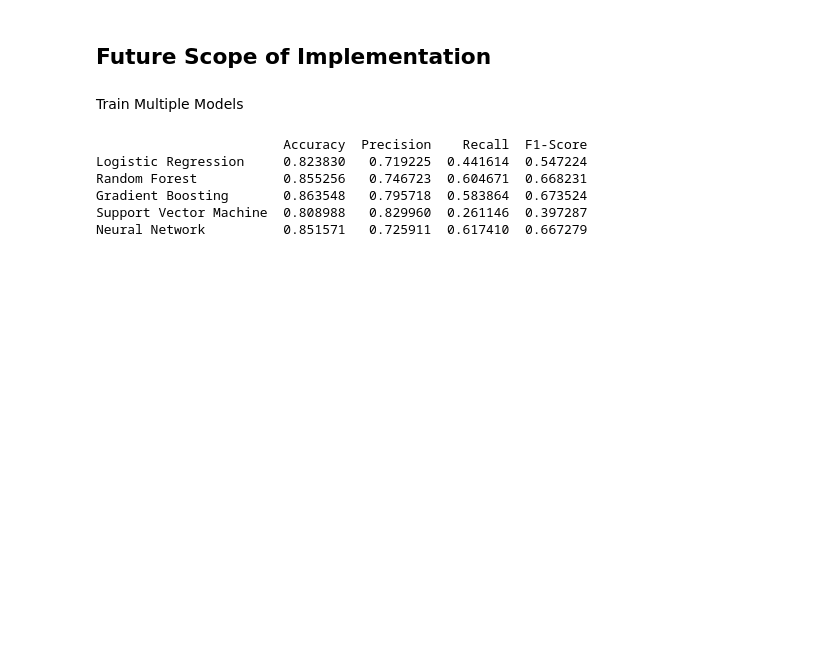
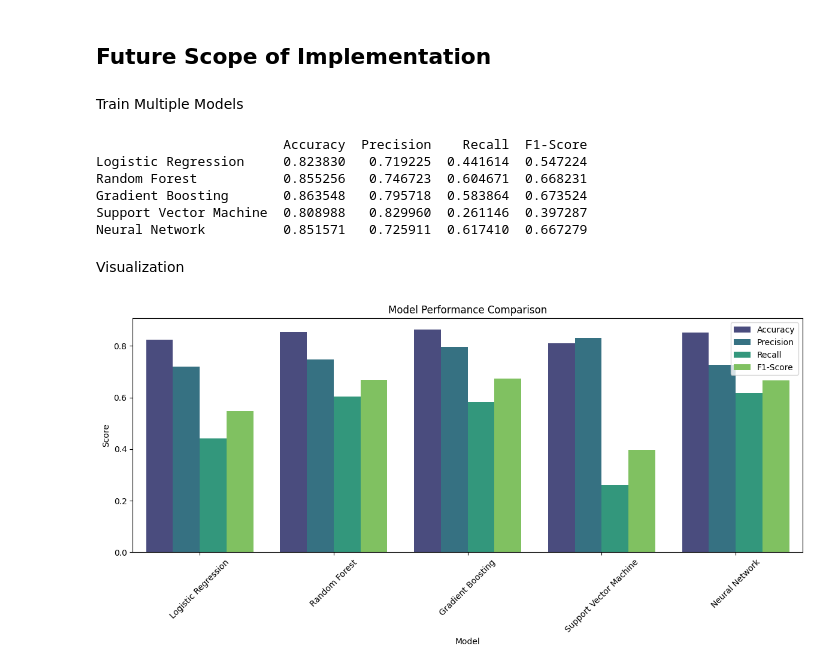
Before and after one commit to avr1/CS6140FinalProject, a Jupyter notebook: src/Group7_Adult_Income_Classification.ipynb, the cells around one changed output. Drawn from its saved outputs; the diff is of its cells as text; code cells hidden in the pictures; blank space fills up the shorter version.

```diff
--- a/src/Group7_Adult_Income_Classification.ipynb
+++ b/src/Group7_Adult_Income_Classification.ipynb
@@ -1095,3 +1095,24 @@ Random Forest           0.855256   0.746723  0.604671  0.668231
 Gradient Boosting       0.863548   0.795718  0.583864  0.673524
 Support Vector Machine  0.808988   0.829960  0.261146  0.397287
 Neural Network          0.851571   0.725911  0.617410  0.667279
+# %% [markdown]
+Visualization
+# %%
+import matplotlib.pyplot as plt
+import seaborn as sns
+
+# Melt DataFrame for easier plotting
+melted_df = results_df.reset_index().melt(id_vars="index", var_name="Metric", value_name="Score")
+
+# Plot comparison
+plt.figure(figsize=(12, 6))
+sns.barplot(data=melted_df, x="index", y="Score", hue="Metric", palette="viridis")
+plt.title("Model Performance Comparison")
+plt.xlabel("Model")
+plt.ylabel("Score")
+plt.xticks(rotation=45)
+plt.legend(loc="upper right")
+plt.tight_layout()
+plt.show()
+# %% [output]
+[figure, added]
```
Also changed, not shown: parts of 4 cells of this notebook.
